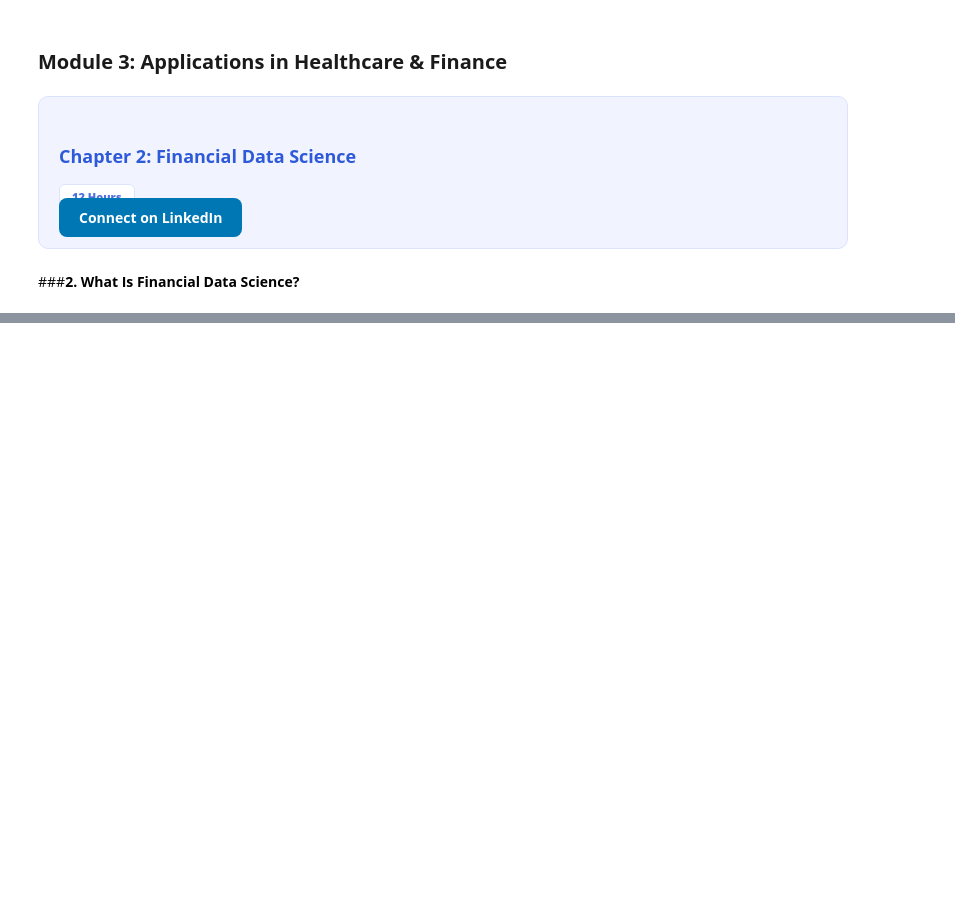
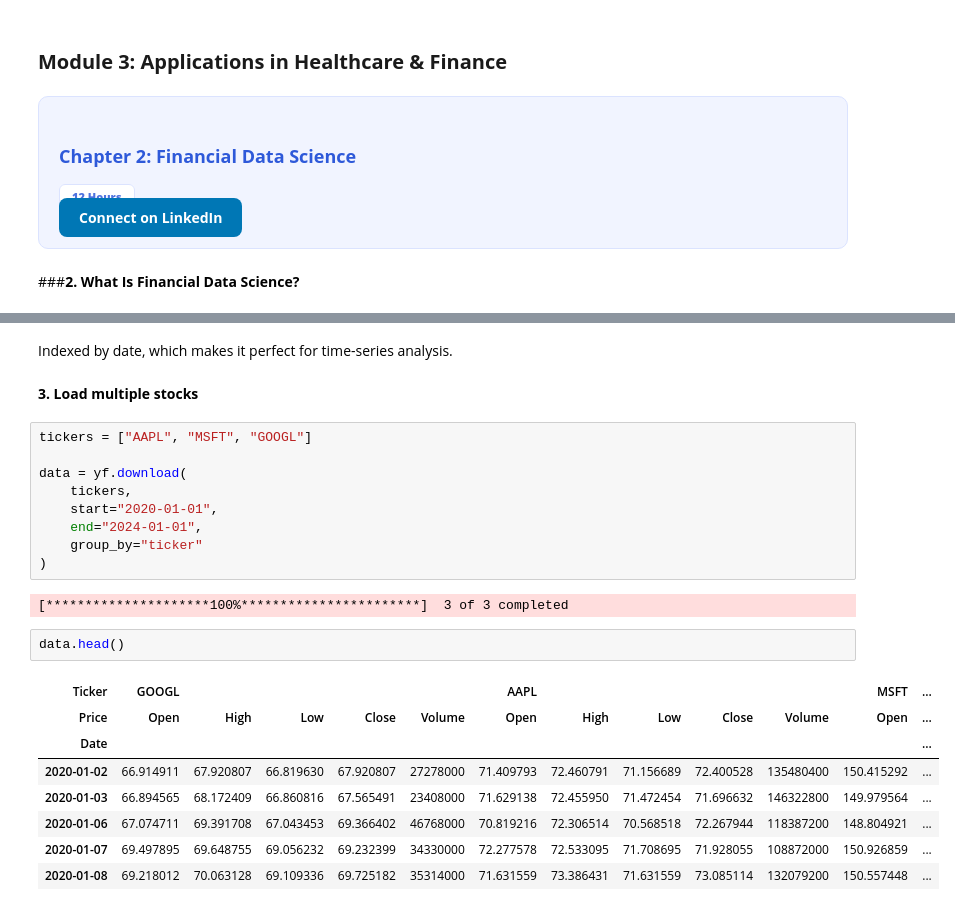
Before and after one commit to epythonlab2/AI_4_health, a Jupyter notebook: module_3_2_financial_data_science.ipynb, the cells around one changed output, grey strips where cells are left out. Saved outputs shown, nothing was run; the diff lists cells and outputs as text; blank space fills up the shorter version.

```diff
--- a/module_3_2_financial_data_science.ipynb
+++ b/module_3_2_financial_data_science.ipynb
@@ -32,0 +164,26 @@ Unlike many ML domains, mistakes are costly here. Models must be accurate, expla
+# %% [markdown]
+Indexed by date, which makes it perfect for time-series analysis.
+# %% [markdown]
+**3. Load multiple stocks**
+# %%
+tickers = ["AAPL", "MSFT", "GOOGL"]
+
+data = yf.download(
+    tickers,
+    start="2020-01-01",
+    end="2024-01-01",
+    group_by="ticker"
+)
+# %% [output]
+[*********************100%***********************]  3 of 3 completed
+# %%
+data.head()
+# %% [output]
+| Ticker | GOOGL |  |  |  |  | AAPL |  |  |  |  | MSFT | ... |
+| Price | Open | High | Low | Close | Volume | Open | High | Low | Close | Volume | Open | ... |
+| Date |  |  |  |  |  |  |  |  |  |  |  | ... |
+| 2020-01-02 | 66.914911 | 67.920807 | 66.819630 | 67.920807 | 27278000 | 71.409793 | 72.460791 | 71.156689 | 72.400528 | 135480400 | 150.415292 | ... |
+| 2020-01-03 | 66.894565 | 68.172409 | 66.860816 | 67.565491 | 23408000 | 71.629138 | 72.455950 | 71.472454 | 71.696632 | 146322800 | 149.979564 | ... |
+| 2020-01-06 | 67.074711 | 69.391708 | 67.043453 | 69.366402 | 46768000 | 70.819216 | 72.306514 | 70.568518 | 72.267944 | 118387200 | 148.804921 | ... |
+| 2020-01-07 | 69.497895 | 69.648755 | 69.056232 | 69.232399 | 34330000 | 72.277578 | 72.533095 | 71.708695 | 71.928055 | 108872000 | 150.926859 | ... |
+| 2020-01-08 | 69.218012 | 70.063128 | 69.109336 | 69.725182 | 35314000 | 71.631559 | 73.386431 | 71.631559 | 73.085114 | 132079200 | 150.557448 | ... |
```
Also changed, not shown: parts of 13 cells of this notebook.
